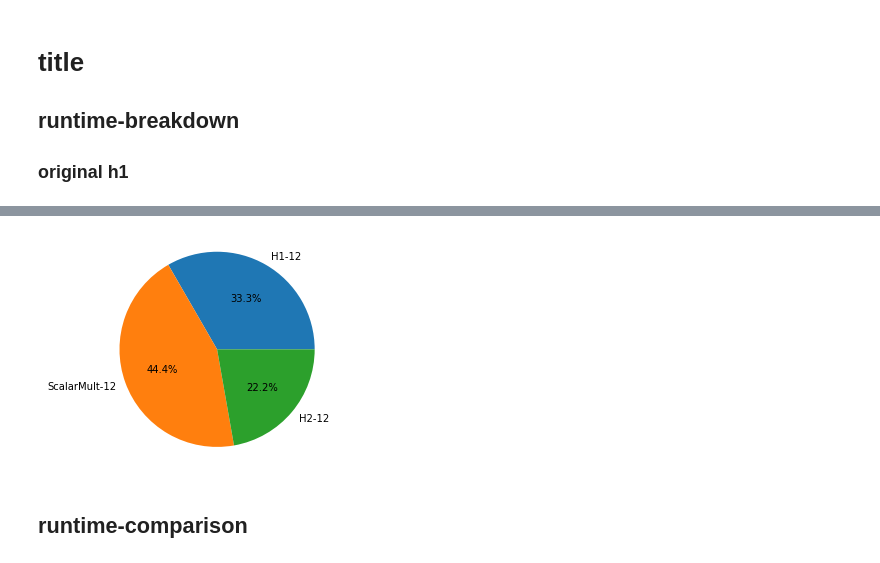
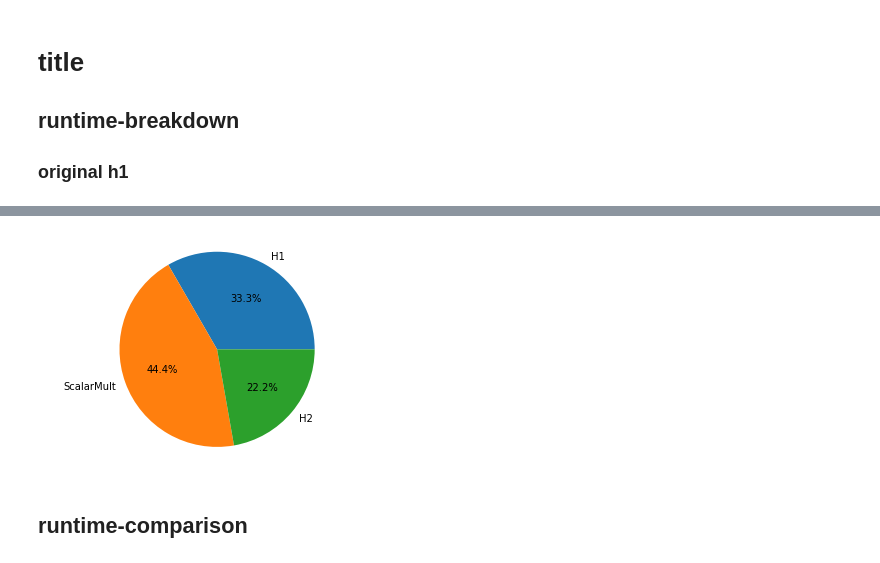
Before and after one commit to DEX-ware/vrf-mining, a Jupyter notebook: src/eval/Untitled.ipynb, the cells around one changed output, grey strips where cells are left out. Cells and saved outputs as stored; diff of their text form; code cells hidden in the pictures.

```diff
--- a/src/eval/Untitled.ipynb
+++ b/src/eval/Untitled.ipynb
@@ -22,7 +22,7 @@ for i in range(len(lines)):
     if lines[i].startswith("name,time/op"):
         for j in range(1, 4):
             data = lines[i+j].split(",")
-            labels.append(data[0])
+            labels.append(data[0][:-3])
             sizes.append(data[1])
             explode.append(0.1)
 
@@ -38,7 +38,7 @@ for i in range(len(lines)):
     if lines[i].startswith("name,alloc/op"):
         for j in range(1, 4):
             data = lines[i+j].split(",")
-            labels.append(data[0])
+            labels.append(data[0][:-3])
             sizes.append(data[1])
             explode.append(0.1)
 
@@ -50,19 +50,19 @@ plt.show()
 # %%
 labels = []
 sizes = []
 for i in range(len(lines)):
     if lines[i].startswith("name,allocs/op"):
         for j in range(1, 4):
             data = lines[i+j].split(",")
-            labels.append(data[0])
+            labels.append(data[0][:-3])
             sizes.append(data[1])
             explode.append(0.1)
 
 plt.pie(sizes, labels=labels, autopct='%1.1f%%')
 plt.axis('equal')
 plt.show()
 # %% [output]
-[figure, old version]
+[figure, new version]
 # %% [markdown]
 ## runtime-comparison
 # %%
```
Also changed, not shown: parts of 4 cells of this notebook.
